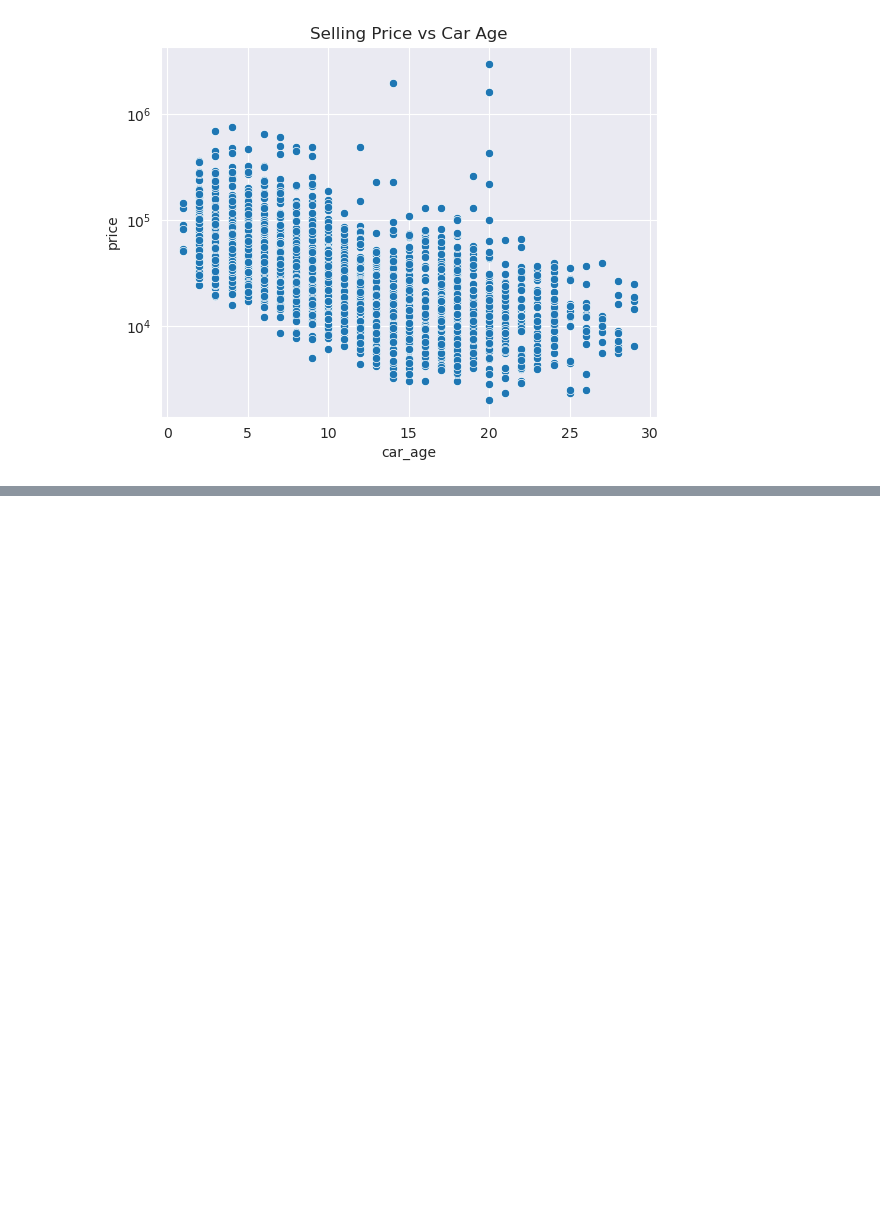
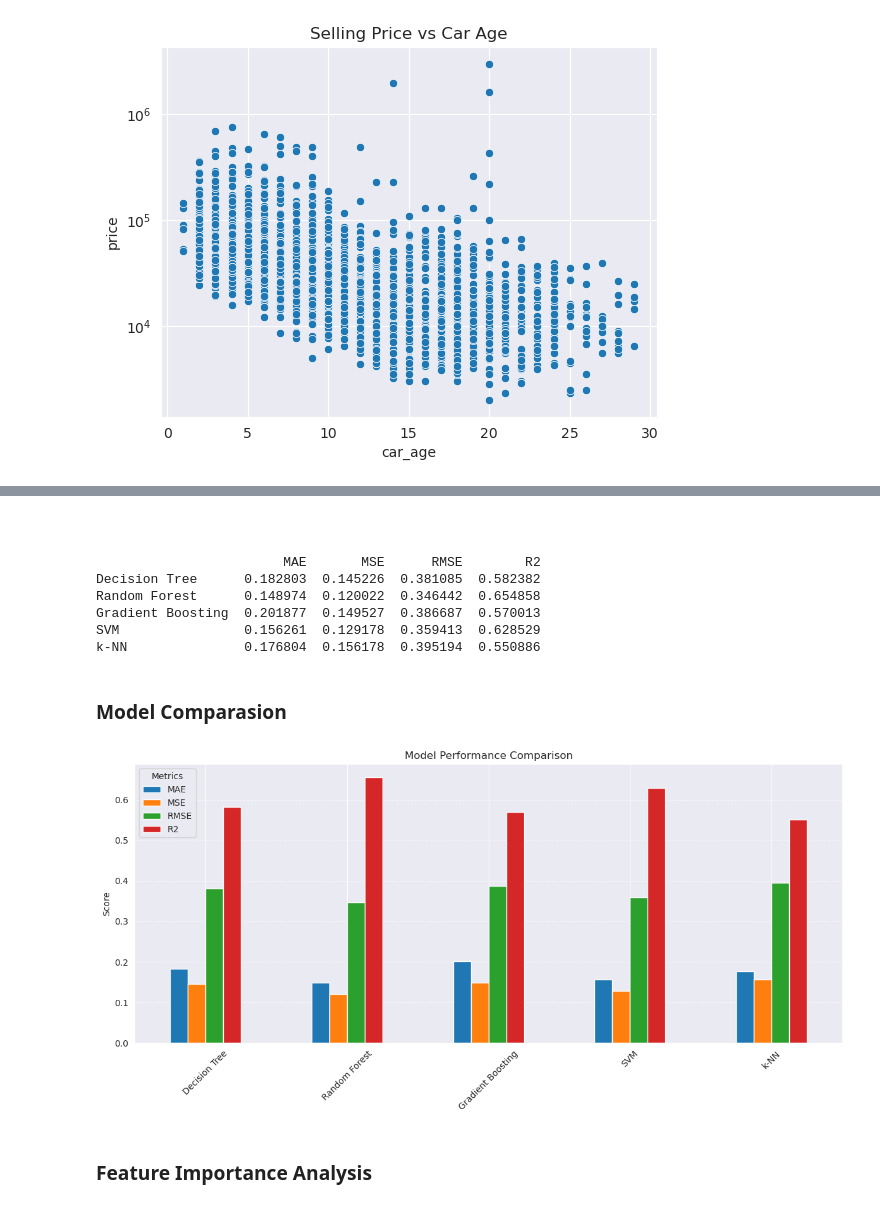
Before and after one commit to Proenca13/Projects, a Jupyter notebook: Car Price/Car_Price.ipynb, the cells around one changed output, grey strips where cells are left out. Cells and saved outputs as stored; diff of their text form; code cells hidden in the pictures; blank space fills up the shorter version.

Commit message:
model comparasion and evaluation

```diff
--- a/Car Price/Car_Price.ipynb
+++ b/Car Price/Car_Price.ipynb
@@ -301,0 +293,30 @@ k-NN:
+# %% [markdown]
+##
+# %%
+results_df = pd.DataFrame(results).T.drop(columns='y_pred')
+
+print(results_df)
+# %% [output]
+                        MAE       MSE      RMSE        R2
+Decision Tree      0.182803  0.145226  0.381085  0.582382
+Random Forest      0.148974  0.120022  0.346442  0.654858
+Gradient Boosting  0.201877  0.149527  0.386687  0.570013
+SVM                0.156261  0.129178  0.359413  0.628529
+k-NN               0.176804  0.156178  0.395194  0.550886
+# %% [markdown]
+### Model Comparasion
+# %%
+metrics_to_plot = ['MAE', 'MSE', 'RMSE', 'R2']
+
+results_df[metrics_to_plot].plot(kind='bar', figsize=(12,6))
+plt.title('Model Performance Comparison')
+plt.ylabel('Score')
+plt.xticks(rotation=45)
+plt.grid(axis='y', linestyle='--', alpha=0.7)
+plt.legend(title='Metrics')
+plt.tight_layout()
+plt.show()
+# %% [output]
+[figure, added]
+# %% [markdown]
+### Feature Importance Analysis
```
Also changed, not shown: parts of 7 cells of this notebook.
